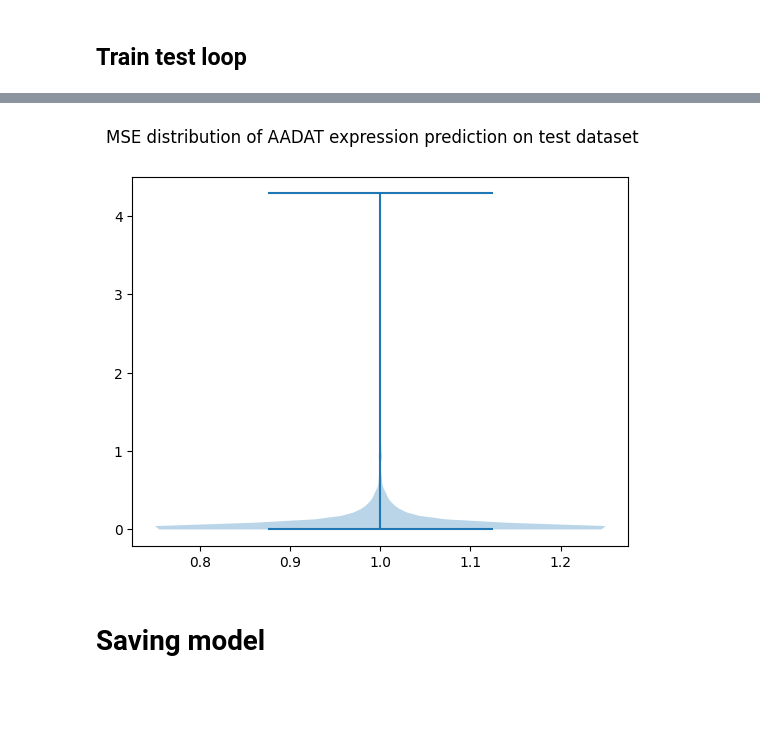
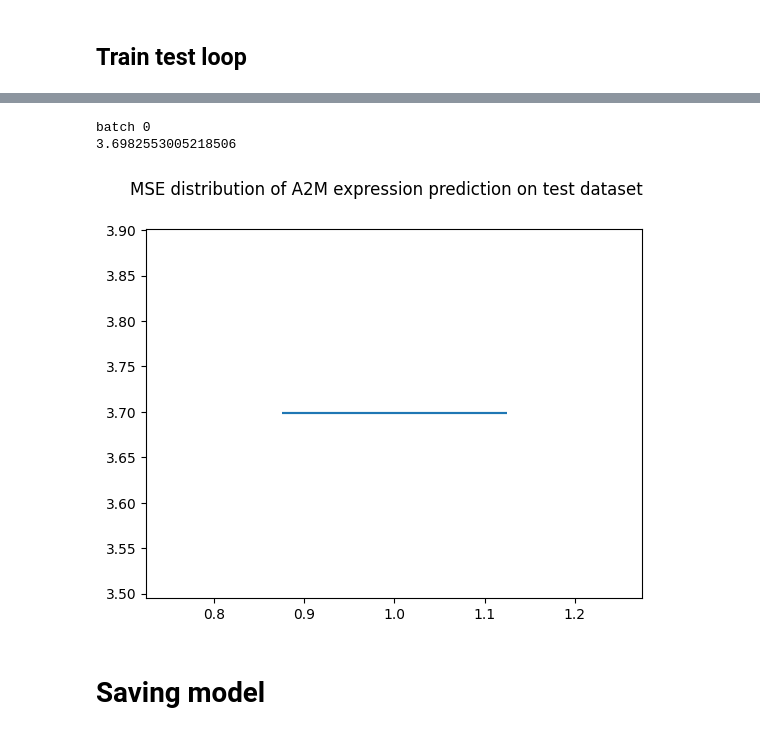
Before and after one commit to Alexander-Broadley/Zhang_lab_rotation, a Jupyter notebook: MML_model_building/MML_activation_model.ipynb, the cells around one changed output, grey strips where cells are left out. Drawn from its saved outputs; the diff is of its cells as text; code cells hidden in the pictures; blank space fills up the shorter version.

```diff
--- a/MML_model_building/MML_activation_model.ipynb
+++ b/MML_model_building/MML_activation_model.ipynb
@@ -148,12 +145,12 @@ from activation_functions import activation_function_map
 # %%
 #defining the neural network
 class BasicNeuralNetwork(nn.Module):
-    def __init__(self, activation_function):
+    def __init__(self, activation_function, n_tfs):
         super().__init__()
         #self.flatten = nn.Flatten()
         self.leak = 0.01
-        self.linear_in = nn.Linear(1195, 1195)
-        self.linear_out = nn.Linear(1195, 1)
+        self.linear_in = nn.Linear(n_tfs, n_tfs)
+        self.linear_out = nn.Linear(n_tfs, 1)
 
         # activation function
         self.activation = activation_function['activation']
@@ -162,14 +159,14 @@ class BasicNeuralNetwork(nn.Module):
 
     def forward(self, x):
         #project an input for each TF to activation with a linear layer
-        #expressions = self.linear_in(x)
-        #expressions = self.activation(expressions, self.leak)
+        expressions = self.linear_in(x)
+        expressions = self.activation(expressions, self.leak)
         expressions = self.linear_out(x)
         expressions = expressions.flatten()
         return(expressions)
 # %%
 #put model on same device as the tensors
-model = BasicNeuralNetwork(activation_function_map['MML']).to(device)
+model = BasicNeuralNetwork(activation_function_map['MML'], TF_expressions.shape[1]).to(device)
 print(model)
 # %% [output]
 BasicNeuralNetwork(
@@ -212,12 +209,13 @@ def train_loop(dataloader, model, loss_fn, optimiser):
 
     return(losses)
 # %%
-def test_loss_distribution(dataloader, model, loss_fn, optimiser):
+def test_loss_distribution(dataloader, model, loss_fn, target_gene):
     import matplotlib.pyplot as plt
     losses = []
     #put model in eval mode
     model.eval()
     for batch, (X, y) in enumerate(dataloader):
+        print(f"batch {batch}")
 
         #create a prediction - this will be 1 value for given sample and target gene
         pred = model(X)
@@ -225,13 +223,15 @@ def test_loss_distribution(dataloader, model, loss_fn, optimiser):
         #calculate prediction loss - this will be one loss value in a distribution across samples per target gene
         loss = loss_fn(pred, y)
 
+
         loss = loss.item()
+        print(loss)
         losses.append(loss)
 
     fig, ax = plt.subplots(ncols = 1)
     ax = plt.violinplot(losses)
-    fig.suptitle('MSE distribution of AADAT expression prediction on test dataset')
-    plt.show()
+    fig.suptitle(f'MSE distribution of {target_gene} expression prediction on test dataset')
+    plt.savefig(f'../figures/{target_gene}_testMSE')
 
     return(losses)
 # %%
@@ -240,7 +240,7 @@ def test_loss_distribution(dataloader, model, loss_fn, optimiser):
 #investigate hyperparam tuning later
 learning_rate = 1e-3
 #run 1 sample at a time, but run through each sample per training epoch
-batch_size = 1
+batch_size = TF_expressions.shape[0]
 #train on each sample 5 times
 epochs =  5 #12747 * 5
 
@@ -277,7 +275,9 @@ Epoch Finished at batch 12747
 # %%
-MSE_distrubution = test_loss_distribution(test_dataloader, model, loss_fn, optimiser)
+MSE_distrubution = test_loss_distribution(test_dataloader, model, loss_fn, target_gene)
 # %% [output]
+batch 0
+3.6982553005218506
-[figure, old version]
+[figure, new version]
 # %% [markdown]
 # Saving model
 # %%
```
Also changed, not shown: parts of 15 cells of this notebook, 2 other files.
